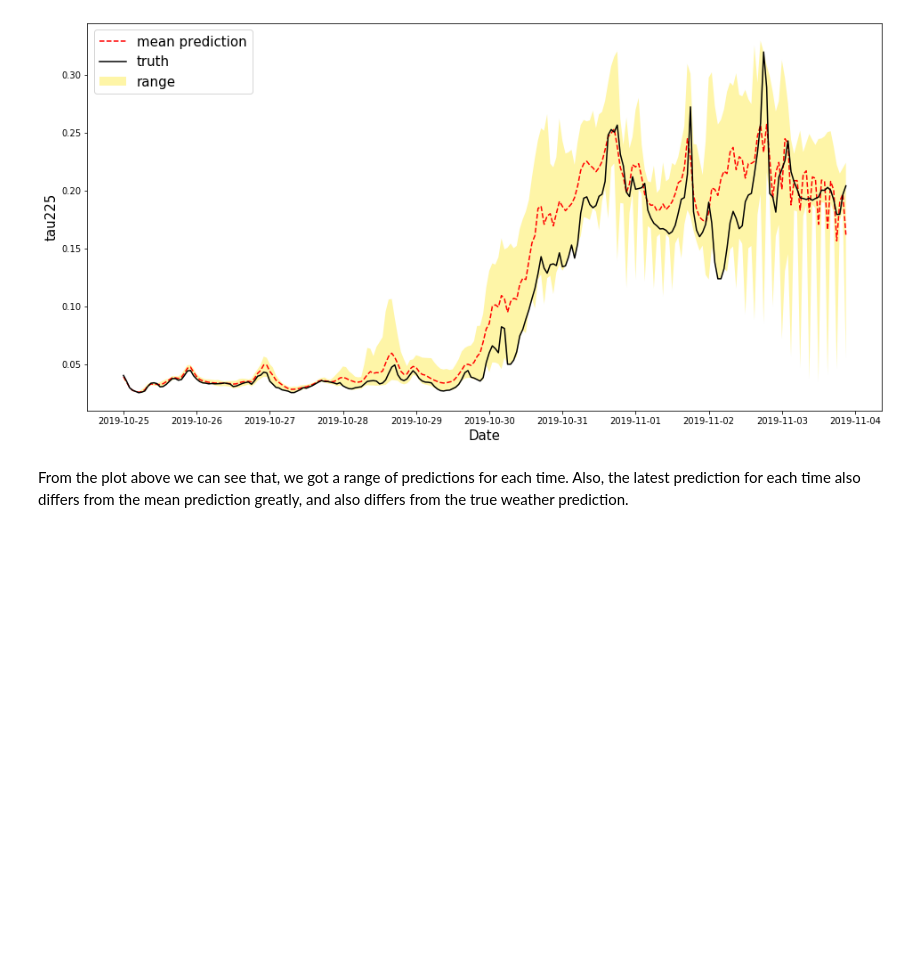
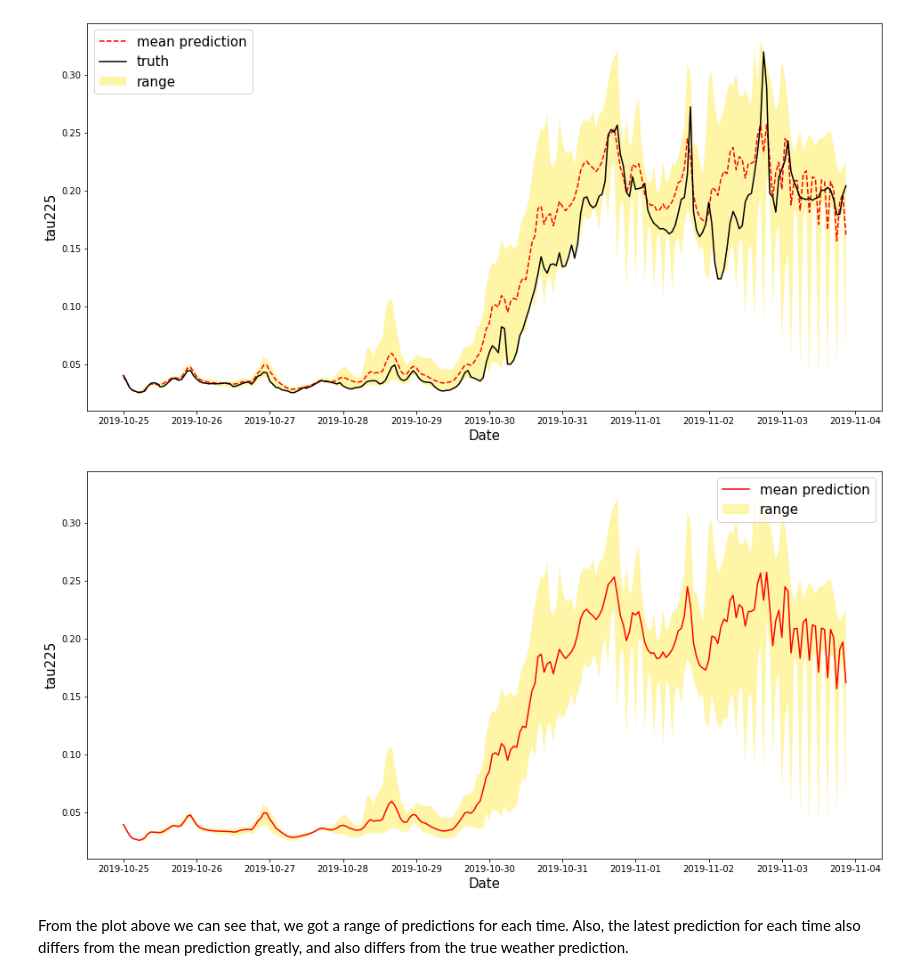
Before and after one commit to Ziyi415/AC297r_2019_BlackHole, a Jupyter notebook: notebooks/EDA_updated.ipynb, the cells around one changed output. Drawn from its saved outputs; the diff is of its cells as text; code cells hidden in the pictures; blank space fills up the shorter version.

```diff
--- a/notebooks/EDA_updated.ipynb
+++ b/notebooks/EDA_updated.ipynb
@@ -167,6 +167,18 @@ plt.tick_params(labelsize=10)
 plt.legend(fontsize = 15);
 # %% [output]
 [figure]
+# %%
+plt.figure(figsize = (16,8))
+plt.plot(df_tau_all.date[18:256], df_tau_all.tau225_mean[18:256], c = 'r',label = 'mean prediction')
+# plt.plot(df_tau_all.date[:256], df_tau_all.tau225_latest[:256], c = 'orange', ls = '--', label = 'latest prediction')
+# plt.plot(df_tau_all.date[18:256], df_tau_all.tau225_latest[18:256], c = 'black', label = 'truth')
+plt.fill_between(df_tau_all.date.values[18:256], df_tau_all.tau225_max[18:256], df_tau_all.tau225_min[18:256], alpha = 0.4, label = 'range')
+plt.ylabel('tau225',fontsize = 15)
+plt.xlabel('Date',fontsize = 15)
+plt.tick_params(labelsize=10)
+plt.legend(fontsize = 15);
+# %% [output]
+[figure, added]
 # %% [markdown]
 From the plot above we can see that, we got a range of predictions for each time. Also, the latest prediction for each time also differs from the mean prediction greatly, and also differs from the true weather prediction.
 # %% [markdown]
```
